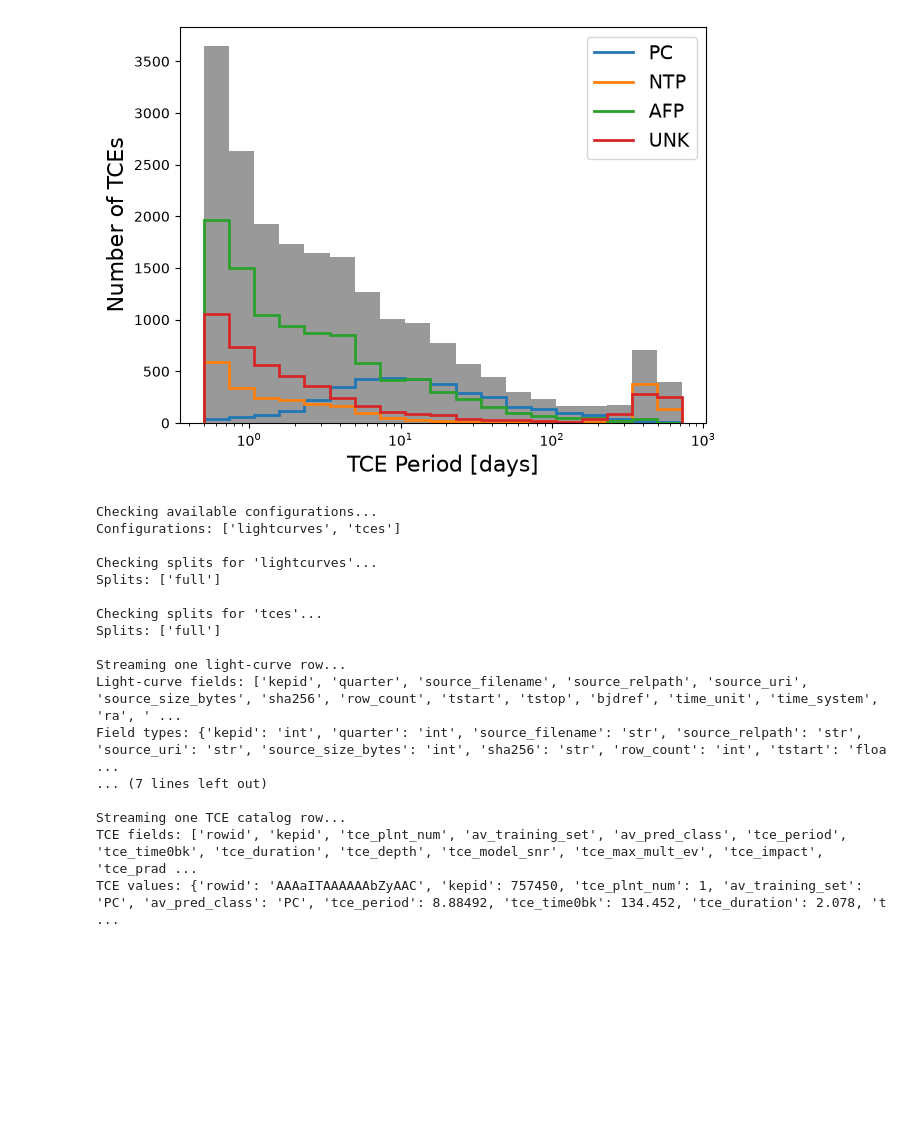
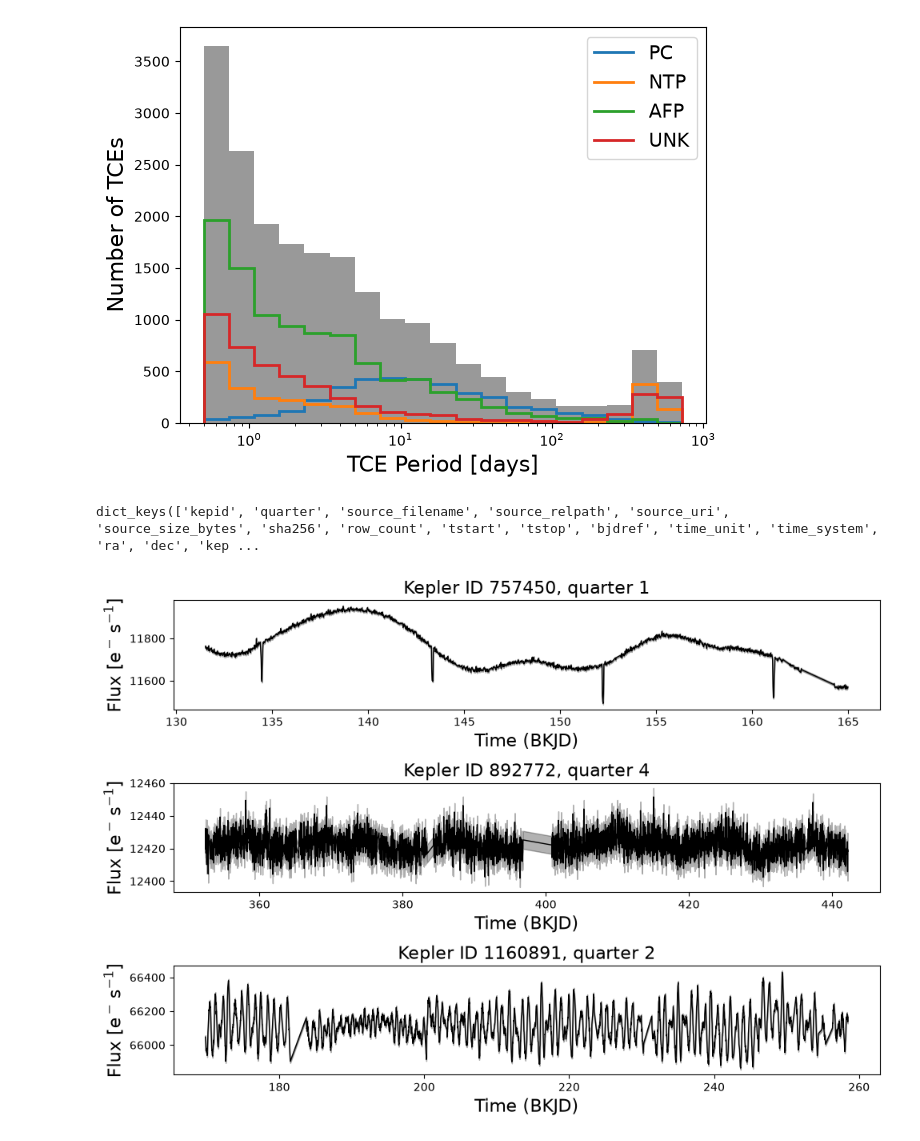
Before and after one commit to oliviergilbertastro/stats507-coursework, a Jupyter notebook: project/kepler.ipynb, the cells around one changed output. Cells and saved outputs as stored; diff of their text form; code cells hidden in the pictures; blank space fills up the shorter version.

Commit message:
some more lightcurve plots

```diff
--- a/project/kepler.ipynb
+++ b/project/kepler.ipynb
@@ -61,61 +61,35 @@ plt.show()
 [figure]
 [figure]
 # %%
-from datasets import get_dataset_config_names, get_dataset_split_names, load_dataset
+import matplotlib.pyplot as plt
+from itertools import islice
 
-REPO = "nyu-planet-finders/kepler-raw-lightcurves"
+# Get the first 3 rows from the streaming dataset
+samples = list(islice(lightcurves, 0,100,34))
+print(samples[0].keys())
 
-print("Checking available configurations...")
-configs = get_dataset_config_names(REPO)
-print("Configurations:", configs)
+print()
+fig, axes = plt.subplots(len(samples), 1, figsize=(10, 7))
 
-for config in configs:
-    print(f"\nChecking splits for {config!r}...")
-    splits = get_dataset_split_names(REPO, config_name=config)
-    print("Splits:", splits)
+# Make axes iterable if there is only one sample
+if len(samples) == 1:
+    axes = [axes]
 
-print("\nStreaming one light-curve row...")
-lightcurves = load_dataset(
-    REPO,
-    "lightcurves",
-    split="full",
-    streaming=True,
-)
+for ax, row in zip(axes, samples):
+    time = np.array(row["time"])
+    flux = np.array(row["pdcsap_flux"])
+    flux_err = np.array(row["pdcsap_flux_err"])
+    quality = np.array(row["sap_quality"])
 
-row = next(iter(lightcurves))
-print("Light-curve fields:", list(row.keys()))
-print("Field types:", {key: type(value).__name__ for key, value in row.items()})
+    good = (quality == 0) & np.isfinite(flux) # quality is 0 when there's no problem
+    ax.plot(time[good], flux[good], linewidth=1, color="black")
+    ax.fill_between(time[good], flux[good]-flux_err[good], flux[good]+flux_err[good], color="black", alpha=0.3)
+    ax.set_title(f"Kepler ID {row['kepid']}, quarter {row['quarter']}", fontsize=16)
+    ax.set_xlabel("Time (BKJD)", fontsize=16) # barycentric kepler julian date, very weird system, but 1 day in BKJD = 1 normal day
+    ax.set_ylabel(r"Flux [$\mathrm{e^-\, s^{-1}}$]", fontsize=16)
 
-for key, value in row.items():
-    if isinstance(value, list):
-        print(f"{key}: {len(value)} values; first three = {value[:3]}")
-
-print("\nStreaming one TCE catalog row...")
-tces = load_dataset(
-    REPO,
-    "tces",
-    split="full",
-    streaming=True,
-)
-
-tce = next(iter(tces))
-print("TCE fields:", list(tce.keys()))
-print("TCE values:", tce)
+plt.tight_layout()
+plt.show()
 # %% [output]
-Checking available configurations...
-Configurations: ['lightcurves', 'tces']
-
-Checking splits for 'lightcurves'...
-Splits: ['full']
-
-Checking splits for 'tces'...
-Splits: ['full']
-
-Streaming one light-curve row...
-Light-curve fields: ['kepid', 'quarter', 'source_filename', 'source_relpath', 'source_uri', 'source_size_bytes', 'sha256', 'row_count', 'tstart', 'tstop', 'bjdref', 'time_unit', 'time_system', 'ra', ' ...
-Field types: {'kepid': 'int', 'quarter': 'int', 'source_filename': 'str', 'source_relpath': 'str', 'source_uri': 'str', 'source_size_bytes': 'int', 'sha256': 'str', 'row_count': 'int', 'tstart': 'floa ...
-... (7 lines left out)
-
-Streaming one TCE catalog row...
-TCE fields: ['rowid', 'kepid', 'tce_plnt_num', 'av_training_set', 'av_pred_class', 'tce_period', 'tce_time0bk', 'tce_duration', 'tce_depth', 'tce_model_snr', 'tce_max_mult_ev', 'tce_impact', 'tce_prad ...
-TCE values: {'rowid': 'AAAaITAAAAAAbZyAAC', 'kepid': 757450, 'tce_plnt_num': 1, 'av_training_set': 'PC', 'av_pred_class': 'PC', 'tce_period': 8.88492, 'tce_time0bk': 134.452, 'tce_duration': 2.078, 't ...
+dict_keys(['kepid', 'quarter', 'source_filename', 'source_relpath', 'source_uri', 'source_size_bytes', 'sha256', 'row_count', 'tstart', 'tstop', 'bjdref', 'time_unit', 'time_system', 'ra', 'dec', 'kep ...
+[figure, added]
```
